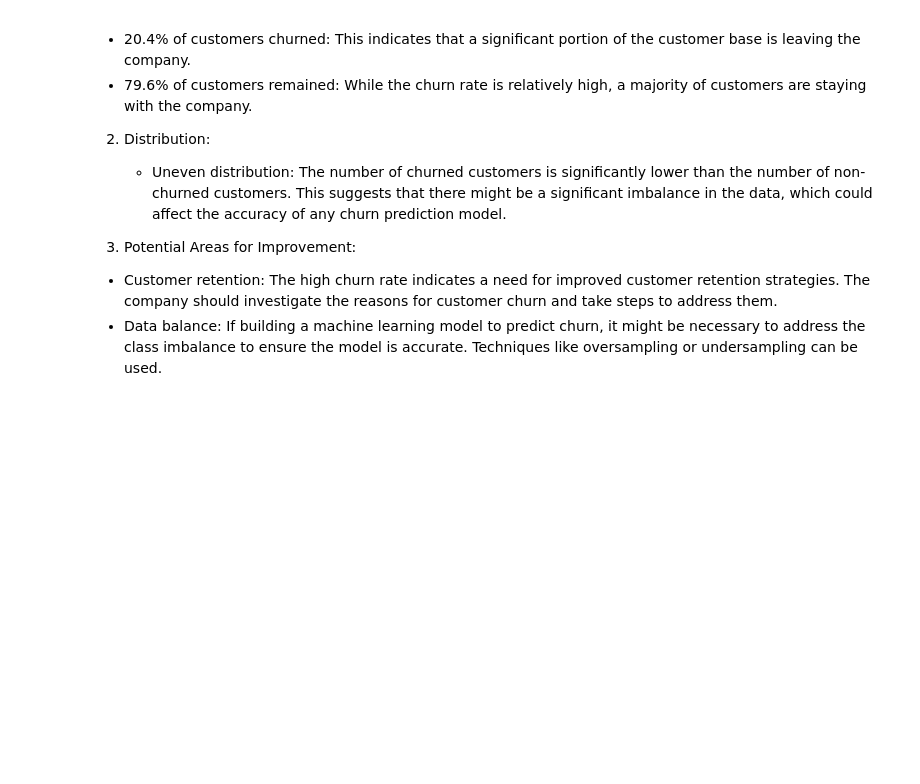
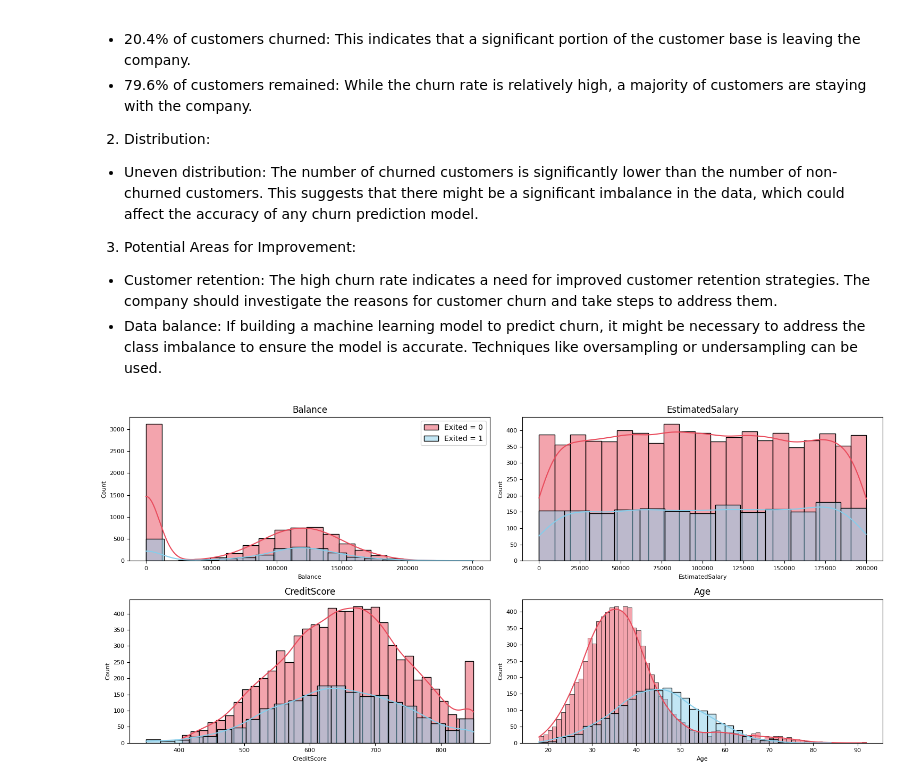
Before and after one commit to jacquesbilombe/CRM-Customers-Churn, a Jupyter notebook: ChurnScore.ipynb, the cells around one changed output. Cells and saved outputs as stored; diff of their text form; code cells hidden in the pictures; blank space fills up the shorter version.

```diff
--- a/ChurnScore.ipynb
+++ b/ChurnScore.ipynb
@@ -143,3 +143,46 @@ The above plot provides a clear visualization of customer churn data, allowing u
 
   - Customer retention: The high churn rate indicates a need for improved customer retention strategies. The company should investigate the reasons for customer churn and take steps to address them.
   - Data balance: If building a machine learning model to predict churn, it might be necessary to address the class imbalance to ensure the model is accurate. Techniques like oversampling or undersampling can be used.
+# %%
+# Exploring the distribution differences between exited and not exited customers for numerical features
+
+numerical_features = df[['Balance', 'EstimatedSalary', 'CreditScore', 'Age', 'Exited']].copy()
+
+exit_values = numerical_features['Exited'].unique()
+
+# Set the color palette for the plots
+sns.set_palette(sns.color_palette(colors))
+
+plt.figure(figsize=(15, 7))
+
+# Loop through each numerical feature except the last one ('Exited')
+for i, feature in enumerate(numerical_features.columns[:-1]):
+    # Create a subplot for each feature
+    plt.subplot(2, 2, i + 1)
+
+    # Plot the histogram for Not Exited customers (Exited = 0) with kernel density estimation (KDE)
+    sns.histplot(data=numerical_features[numerical_features['Exited'] == 0],
+                 x=feature, kde=True, label='Exited = 0', color=colors[0])
+
+    # Plot the histogram for Exited customers (Exited = 1) with KDE
+    sns.histplot(data=numerical_features[numerical_features['Exited'] == 1],
+                 x=feature, kde=True, label='Exited = 1', color=colors[1])
+    plt.title(f'{feature}', fontsize=12)
+    plt.xlabel(feature, fontsize=8)
+    plt.ylabel('Count', fontsize=8)
+
+    # Adjust tick parameters for better readability
+    plt.tick_params(axis='both', labelsize=8)
+
+    # Hide the legend for all but the first subplot
+    if i > 0:
+        plt.legend().set_visible(False)
+    else:
+        plt.legend()
+
+# Adjust layout to prevent overlapping
+plt.tight_layout()
+
+plt.show()
+# %% [output]
+[figure, added]
```
Also changed, not shown: parts of 1 cell of this notebook.
